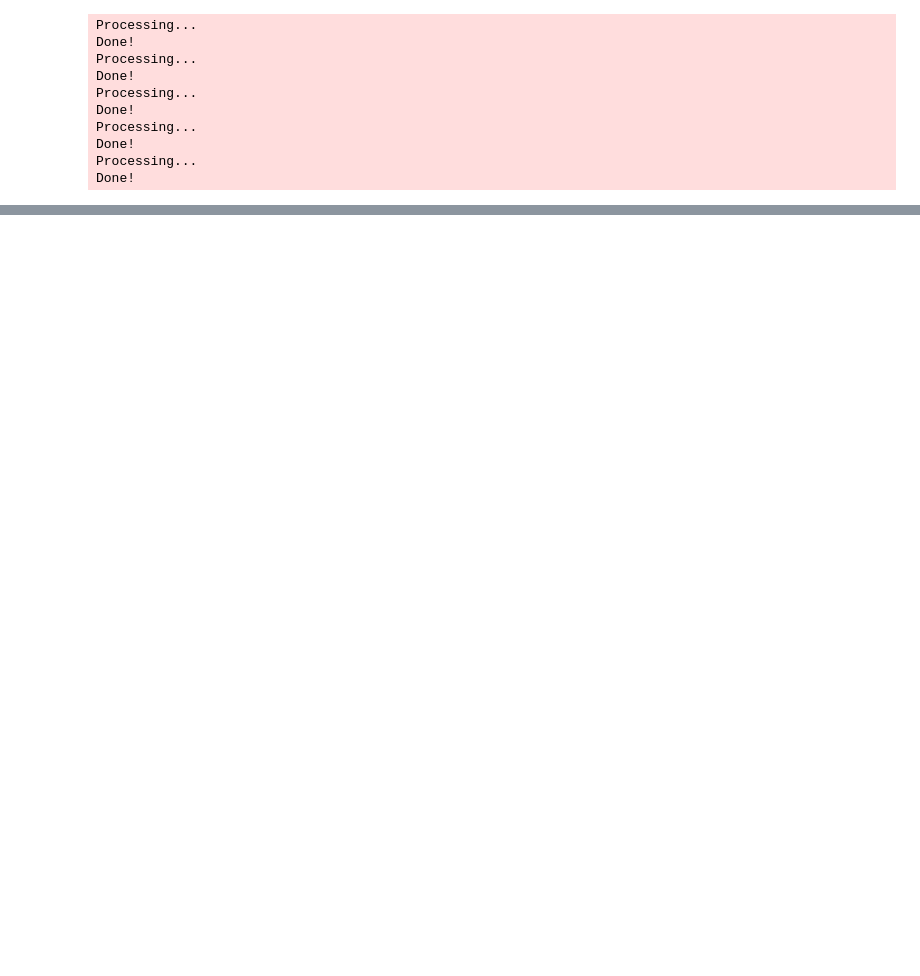
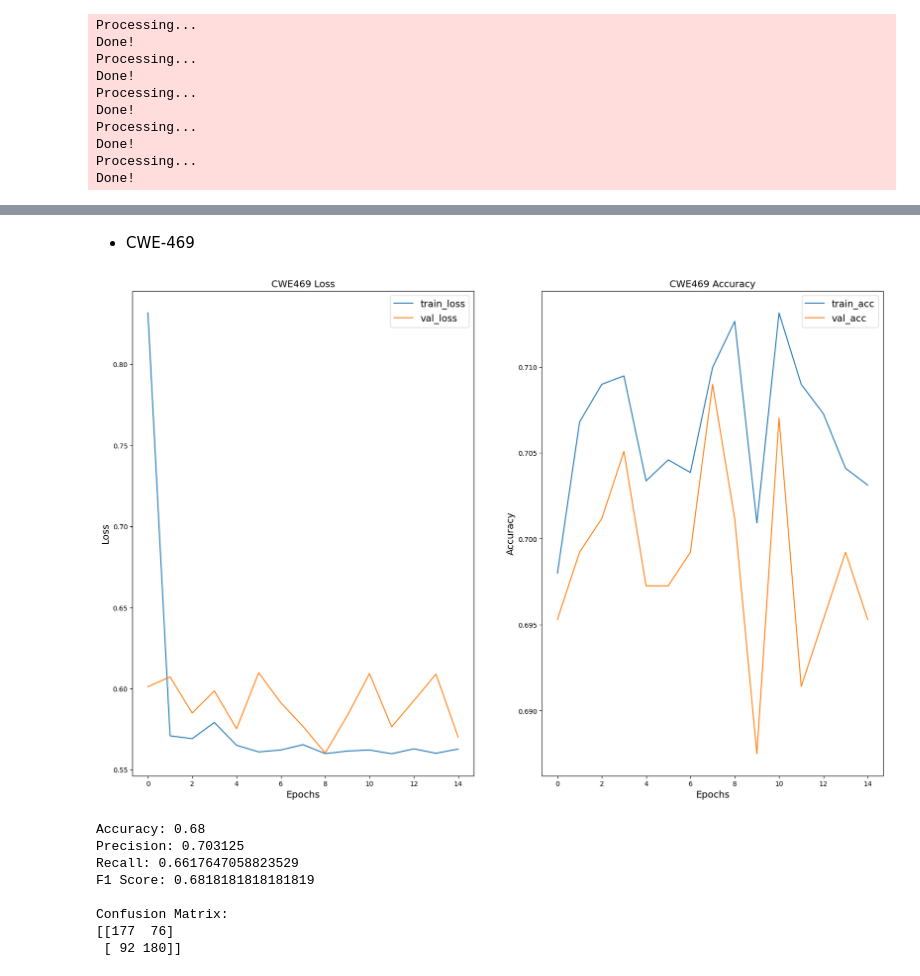
Before and after one commit to Singularitty/AdvancedMachineLearning, a Jupyter notebook: Project/project.ipynb, the cells around one changed output, grey strips where cells are left out. Saved outputs shown, nothing was run; the diff lists cells and outputs as text; code cells hidden in the pictures; blank space fills up the shorter version.

```diff
--- a/Project/project.ipynb
+++ b/Project/project.ipynb
@@ -307,0 +622,12 @@ If you want to work on this you must first transfer the pre-processed dataset
+# %%
+model_CWE469 = GCN().to(device)
+optimizer_CWE469 = torch.optim.Adam(model_CWE469.parameters(), lr=0.01)
+
+train_losses_CWE469, val_losses_CWE469, train_acc_list_CWE469, val_acc_list_CWE469 = train_evaluate_GNN(
+    train_loader=train_loader_CWE469,
+    val_loader=val_loader_CWE469,
+    device=device,
+    model=model_CWE469,
+    optimizer=optimizer_CWE469,
+    loss_fn=loss_fn
+)
@@ -307,0 +787,17 @@ If you want to work on this you must first transfer the pre-processed dataset
+# %% [markdown]
+- CWE-469
+# %%
+val_losses_CWE469 = [x.item() for x in val_losses_CWE469] # Transfer values from gpu to cpu
+plot_curves(train_losses_CWE469, val_losses_CWE469, train_acc_list_CWE469, val_acc_list_CWE469, "CWE469")
+test_loader_all_469 = DataLoader(test_graphCWE469, batch_size=len(test_graphCWE469), drop_last=True, shuffle=True)
+print_metrics(test_loader_all_469, model_CWE469)
+# %% [output]
+[figure, added]
+Accuracy: 0.68
+Precision: 0.703125
+Recall: 0.6617647058823529
+F1 Score: 0.6818181818181819
+
+Confusion Matrix:
+[[177  76]
+ [ 92 180]]
```
Also changed, not shown: parts of 103 cells of this notebook.
